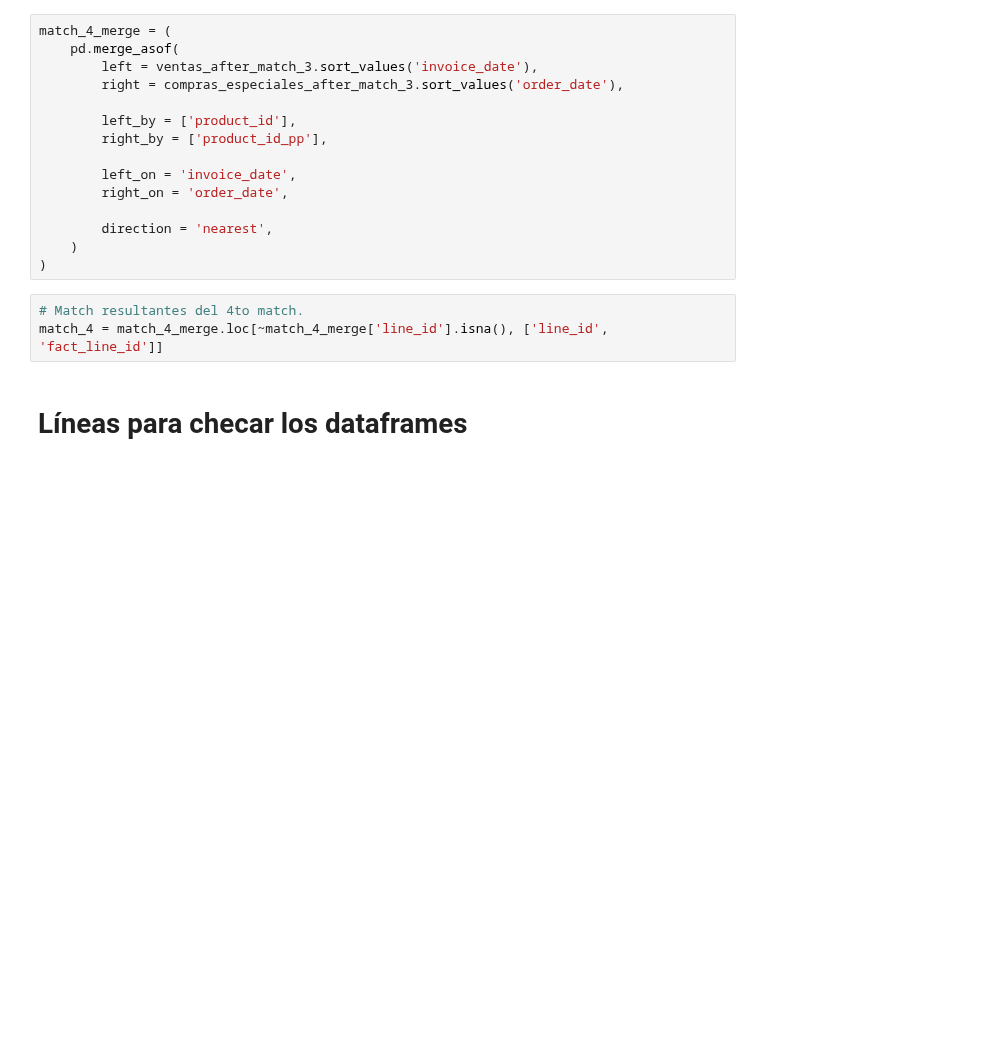
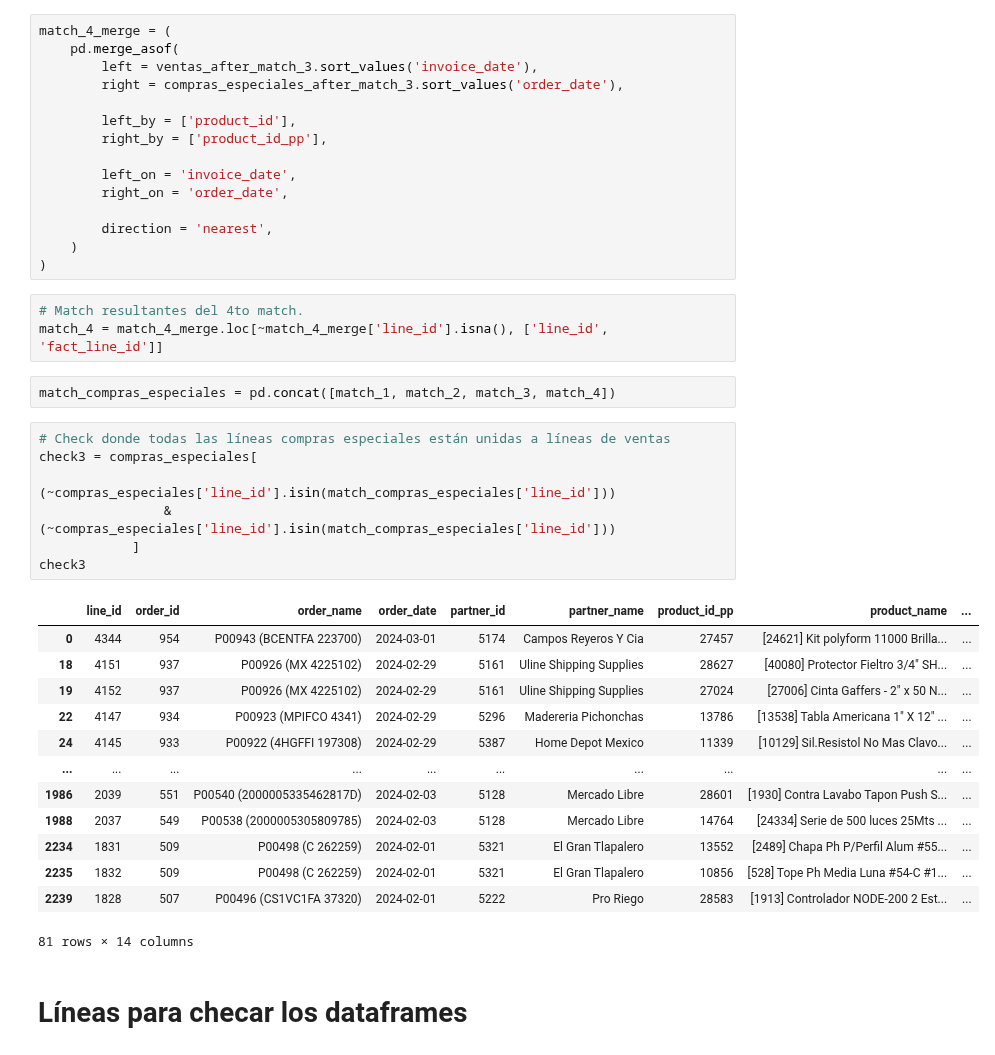
Before and after one commit to ecostichp/odoo_comisiones, a Jupyter notebook: comisiones/algoritmos/algoritmo_costo_de_venta_mes_func.ipynb, the cells around one changed output. Saved outputs shown, nothing was run; the diff lists cells and outputs as text; blank space fills up the shorter version.

```diff
--- a/comisiones/algoritmos/algoritmo_costo_de_venta_mes_func.ipynb
+++ b/comisiones/algoritmos/algoritmo_costo_de_venta_mes_func.ipynb
@@ -578,6 +579,29 @@ match_4_merge = (
 # %%
 # Match resultantes del 4to match.
 match_4 = match_4_merge.loc[~match_4_merge['line_id'].isna(), ['line_id', 'fact_line_id']]
+# %%
+match_compras_especiales = pd.concat([match_1, match_2, match_3, match_4])
+# %%
+# Check donde todas las líneas compras especiales están unidas a líneas de ventas
+check3 = compras_especiales[
+                (~compras_especiales['line_id'].isin(match_compras_especiales['line_id']))
+                & (~compras_especiales['line_id'].isin(match_compras_especiales['line_id']))
+            ]
+check3
+# %% [output]
+|  | line_id | order_id | order_name | order_date | partner_id | partner_name | product_id_pp | product_name | ... |
+| 0 | 4344 | 954 | P00943 (BCENTFA 223700) | 2024-03-01 | 5174 | Campos Reyeros Y Cia | 27457 | [24621] Kit polyform 11000 Brilla... | ... |
+| 18 | 4151 | 937 | P00926 (MX 4225102) | 2024-02-29 | 5161 | Uline Shipping Supplies | 28627 | [40080] Protector Fieltro 3/4" SH... | ... |
+| 19 | 4152 | 937 | P00926 (MX 4225102) | 2024-02-29 | 5161 | Uline Shipping Supplies | 27024 | [27006] Cinta Gaffers - 2" x 50 N... | ... |
+| 22 | 4147 | 934 | P00923 (MPIFCO 4341) | 2024-02-29 | 5296 | Madereria Pichonchas | 13786 | [13538] Tabla Americana 1" X 12" ... | ... |
+| 24 | 4145 | 933 | P00922 (4HGFFI 197308) | 2024-02-29 | 5387 | Home Depot Mexico | 11339 | [10129] Sil.Resistol No Mas Clavo... | ... |
+| ... | ... | ... | ... | ... | ... | ... | ... | ... | ... |
+| 1986 | 2039 | 551 | P00540 (2000005335462817D) | 2024-02-03 | 5128 | Mercado Libre | 28601 | [1930] Contra Lavabo Tapon Push S... | ... |
+| 1988 | 2037 | 549 | P00538 (2000005305809785) | 2024-02-03 | 5128 | Mercado Libre | 14764 | [24334] Serie de 500 luces 25Mts ... | ... |
+| 2234 | 1831 | 509 | P00498 (C 262259) | 2024-02-01 | 5321 | El Gran Tlapalero | 13552 | [2489] Chapa Ph P/Perfil Alum #55... | ... |
+| 2235 | 1832 | 509 | P00498 (C 262259) | 2024-02-01 | 5321 | El Gran Tlapalero | 10856 | [528] Tope Ph Media Luna #54-C #1... | ... |
+| 2239 | 1828 | 507 | P00496 (CS1VC1FA 37320) | 2024-02-01 | 5222 | Pro Riego | 28583 | [1913] Controlador NODE-200 2 Est... | ... |
+81 rows × 14 columns
 # %% [markdown]
 # Líneas para checar los dataframes
 # %%
```
Also changed, not shown: parts of 2 cells of this notebook.
